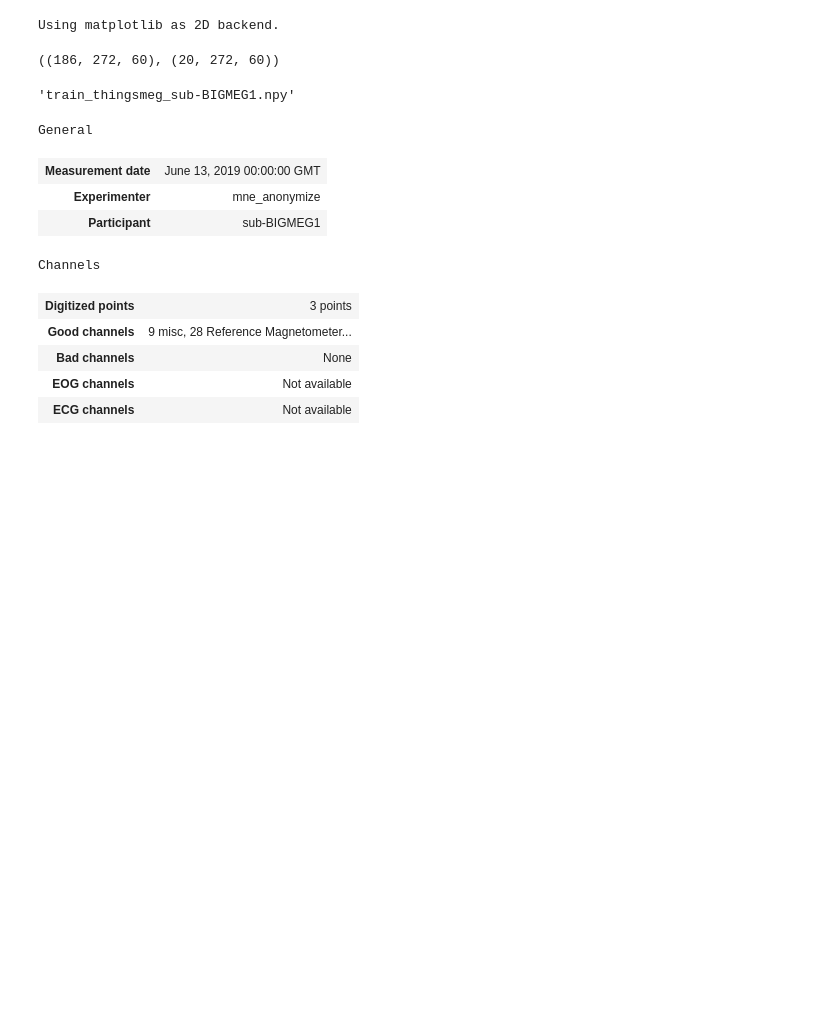
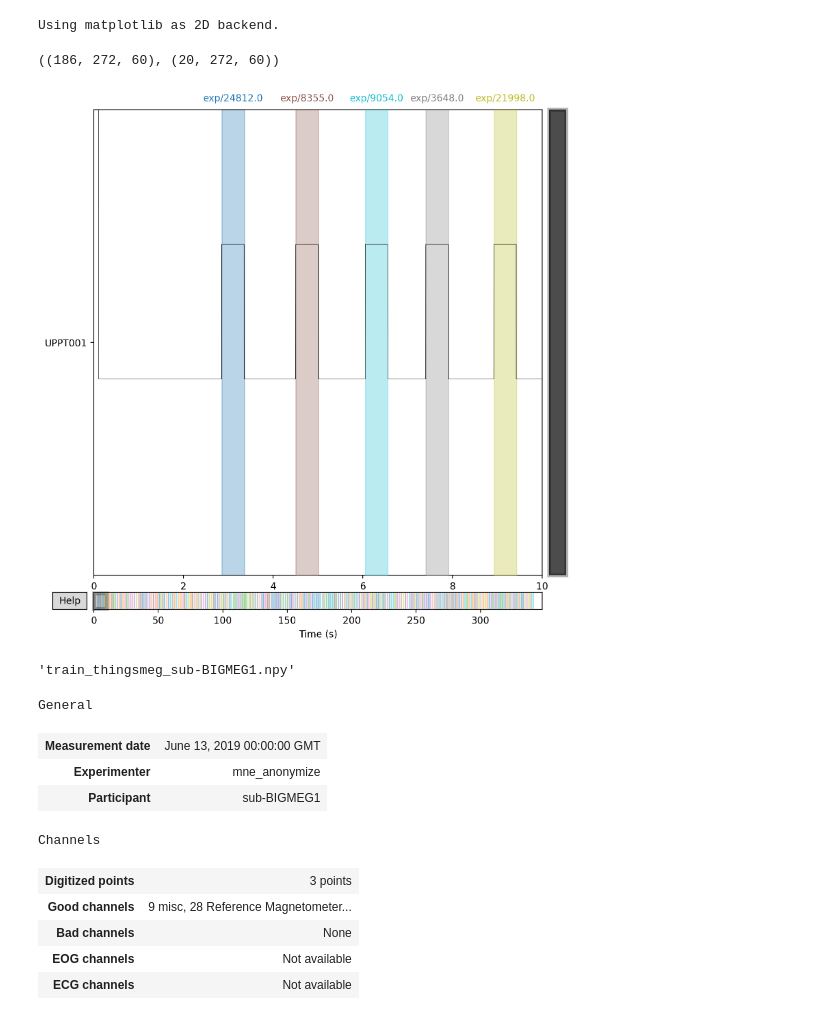
Before and after one commit to desa-lab/EEG-Image-Reconstruction, a Jupyter notebook: preprocess_meg.ipynb, the cells around one changed output. Cells and saved outputs as stored; diff of their text form; code cells hidden in the pictures; blank space fills up the shorter version.

```diff
--- a/preprocess_meg.ipynb
+++ b/preprocess_meg.ipynb
@@ -82,6 +82,10 @@ train_meg.shape, test_meg.shape
 #     os.makedirs(save_dir)
 # np.save(save_dir + f'train_thingsmeg_sub-{subject}.npy', train_meg)
 # np.save(save_dir + f'test_thingsmeg_sub-{subject}.npy', test_meg)
+# %%
+raw.pick('stim').plot();
+# %% [output]
+[figure, added]
 # %%
 f'train_thingsmeg_sub-{subject}.npy'
 # %% [output]
```
Also changed, not shown: parts of 4 cells of this notebook.
